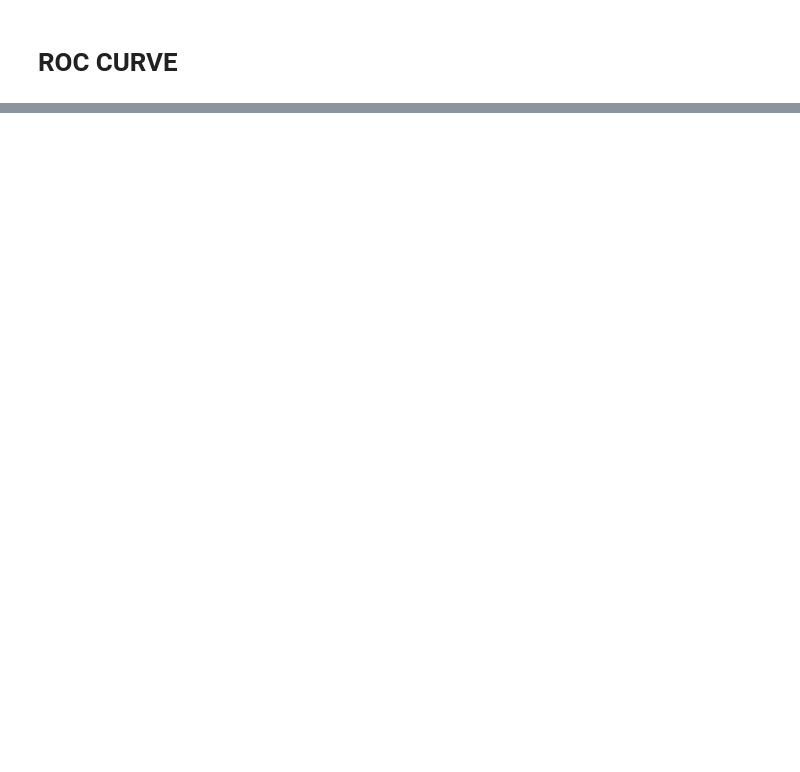
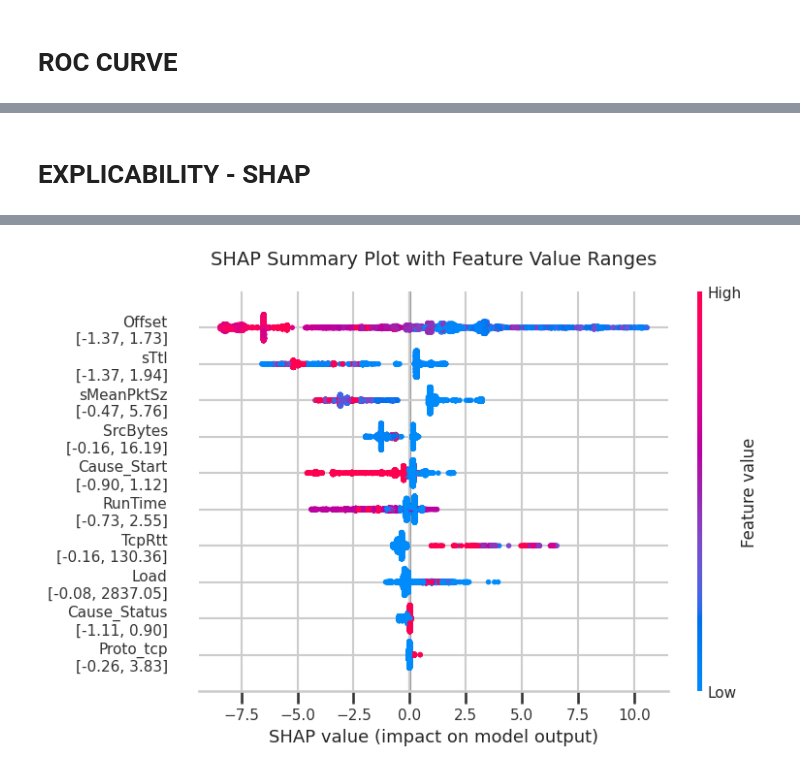
Before and after one commit to j3les-0/DDoS-XAI-Detection, a Jupyter notebook: XAI_DDoS.ipynb, the cells around one changed output, grey strips where cells are left out. Saved outputs shown, nothing was run; the diff lists cells and outputs as text; code cells hidden in the pictures; blank space fills up the shorter version.

```diff
--- a/XAI_DDoS.ipynb
+++ b/XAI_DDoS.ipynb
@@ -688,0 +750,73 @@ for model_name, model in selected_models.items():
+# %% [markdown]
+# **EXPLICABILITY - SHAP**
+# %%
+
+original_float = float
+
+def patched_float(value):
+    """Patched float() that handles array-format strings"""
+    if isinstance(value, str) and value.startswith('[') and value.endswith(']'):
+        return original_float(value.strip('[]'))
+    return original_float(value)
+
+
+tree_module.float = patched_float
+
+print("✓ Float parser patched!")
+
+
+xgb_model = models['XGBClassifier']
+
+explainer_shap = shap.TreeExplainer(xgb_model)
+
+
+tree_module.float = original_float
+
+shap_values = explainer_shap.shap_values(X_test_scaled_df)
+
+mean_abs_shap = np.abs(shap_values).mean(axis=0)
+importance_df = pd.DataFrame({
+    'Feature': X_test_scaled_df.columns,
+    'Mean |SHAP|': mean_abs_shap
+}).sort_values(by='Mean |SHAP|', ascending=False)
+
+print("\nTop 10 important features based on SHAP values:")
+print(importance_df.head(10))
+
+
+top_10_features = importance_df.head(10)['Feature'].tolist()
+
+
+feature_labels = []
+for feature in top_10_features:
+    if feature in X_test_scaled_df.columns:
+        min_val = X_test_scaled_df[feature].min()
+        max_val = X_test_scaled_df[feature].max()
+        feature_labels.append(f'{feature}\n[{min_val:.2f}, {max_val:.2f}]')
+    else:
+        feature_labels.append(feature)
+
+
+feature_labels = feature_labels[::-1]
+
+
+plt.rcParams.update({'font.size': 13})
+fig, ax = plt.subplots(figsize=(16.8, 9.6))
+
+shap.summary_plot(
+    shap_values,
+    X_test_scaled_df,
+    plot_type="dot",
+    color_bar=True,
+    color="coolwarm",
+    max_display=10,
+    show=False
+)
+
+
+ax.set_yticklabels(feature_labels, fontsize=11)
+
+plt.title('SHAP Summary Plot with Feature Value Ranges', pad=20, fontsize=14)
+plt.tight_layout()
+plt.show()
+# %% [output]
@@ -688,0 +837 @@ for model_name, model in selected_models.items():
+[figure, added]
```
Also changed, not shown: parts of 12 cells of this notebook.
